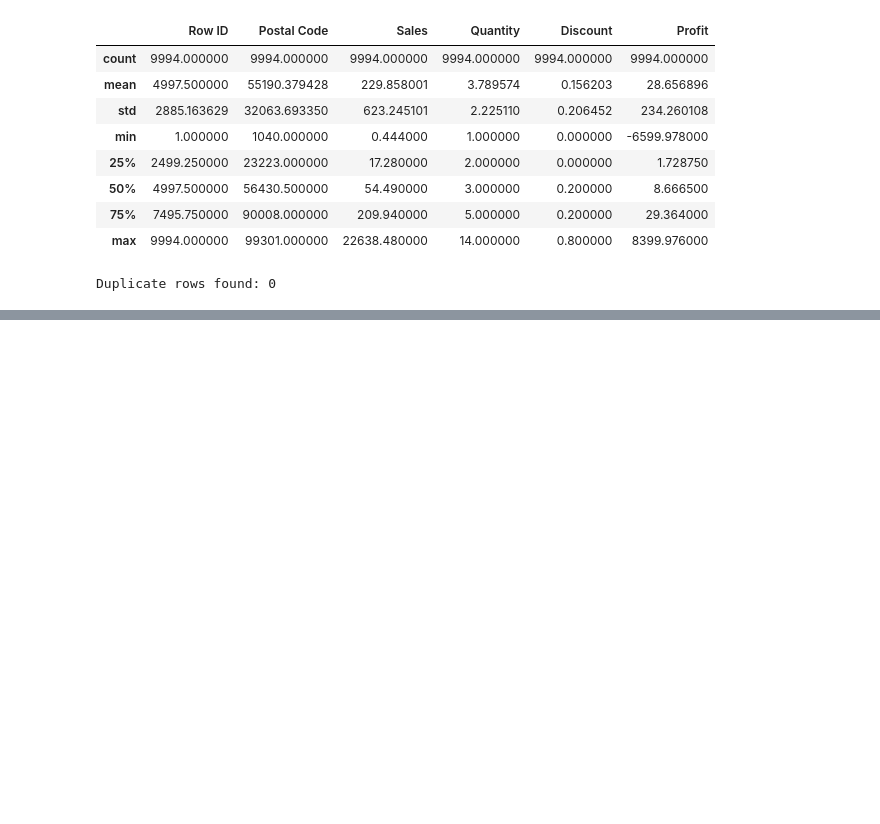
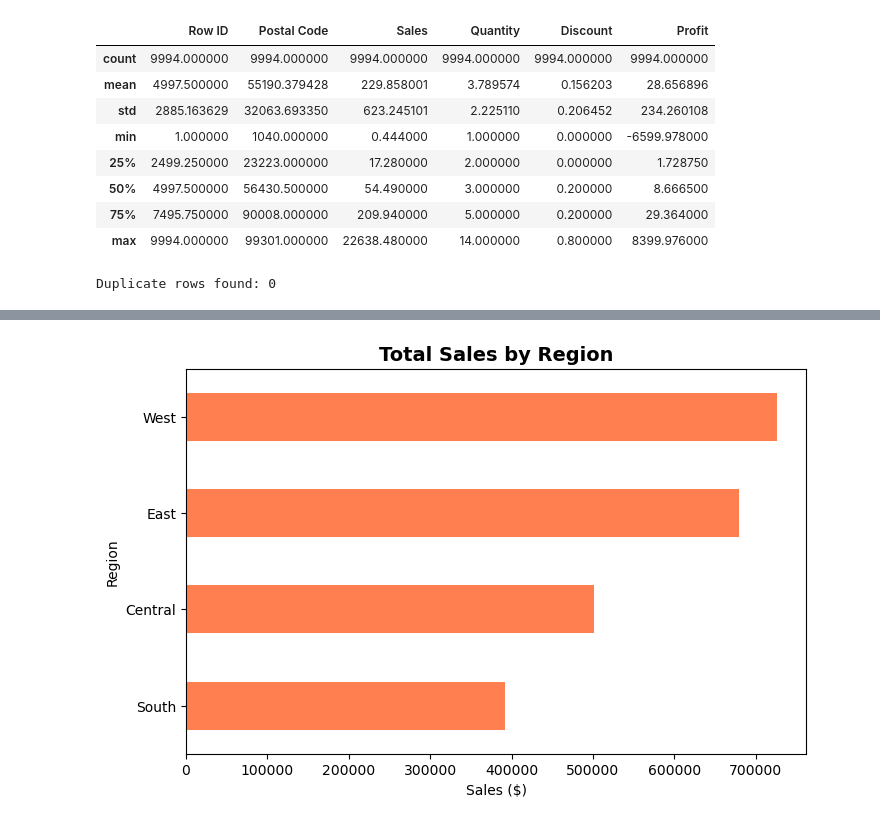
Before and after one commit to dbaterdene/Retail_Sales_Analysis, a Jupyter notebook: Retail_Sales_Analysis_1.ipynb, the cells around one changed output, grey strips where cells are left out. Saved outputs shown, nothing was run; the diff lists cells and outputs as text; code cells hidden in the pictures; blank space fills up the shorter version.

```diff
--- a/Retail_Sales_Analysis_1.ipynb
+++ b/Retail_Sales_Analysis_1.ipynb
@@ -100,0 +158,20 @@ Duplicate rows found: 0
+# %%
+#   ========================================================
+# Analyze sales distribution by Region
+#   ========================================================
+
+sales_region = (
+    df.groupby('Region')['Sales']
+      .sum()
+      .sort_values()
+)
+
+plt.figure(figsize=(8, 5))
+sales_region.plot(kind='barh', color='coral')
+plt.title('Total Sales by Region', fontsize=14, fontweight='bold')
+plt.xlabel('Sales ($)')
+plt.ylabel('Region')
+plt.savefig('../images/sales_by_region.png', bbox_inches='tight')
+plt.show()
+# %% [output]
+[figure, added]
```
Also changed, not shown: parts of 4 cells of this notebook.
